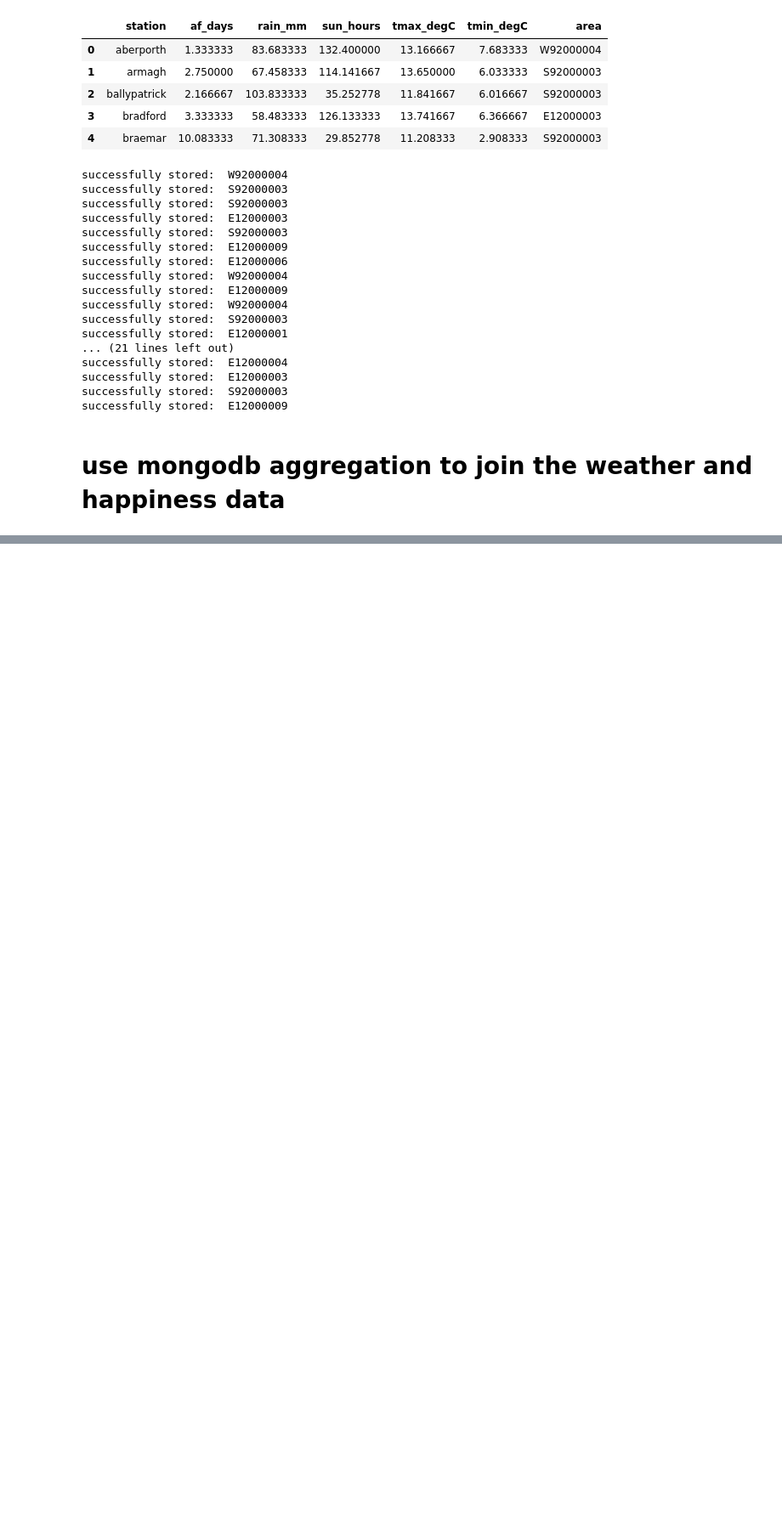
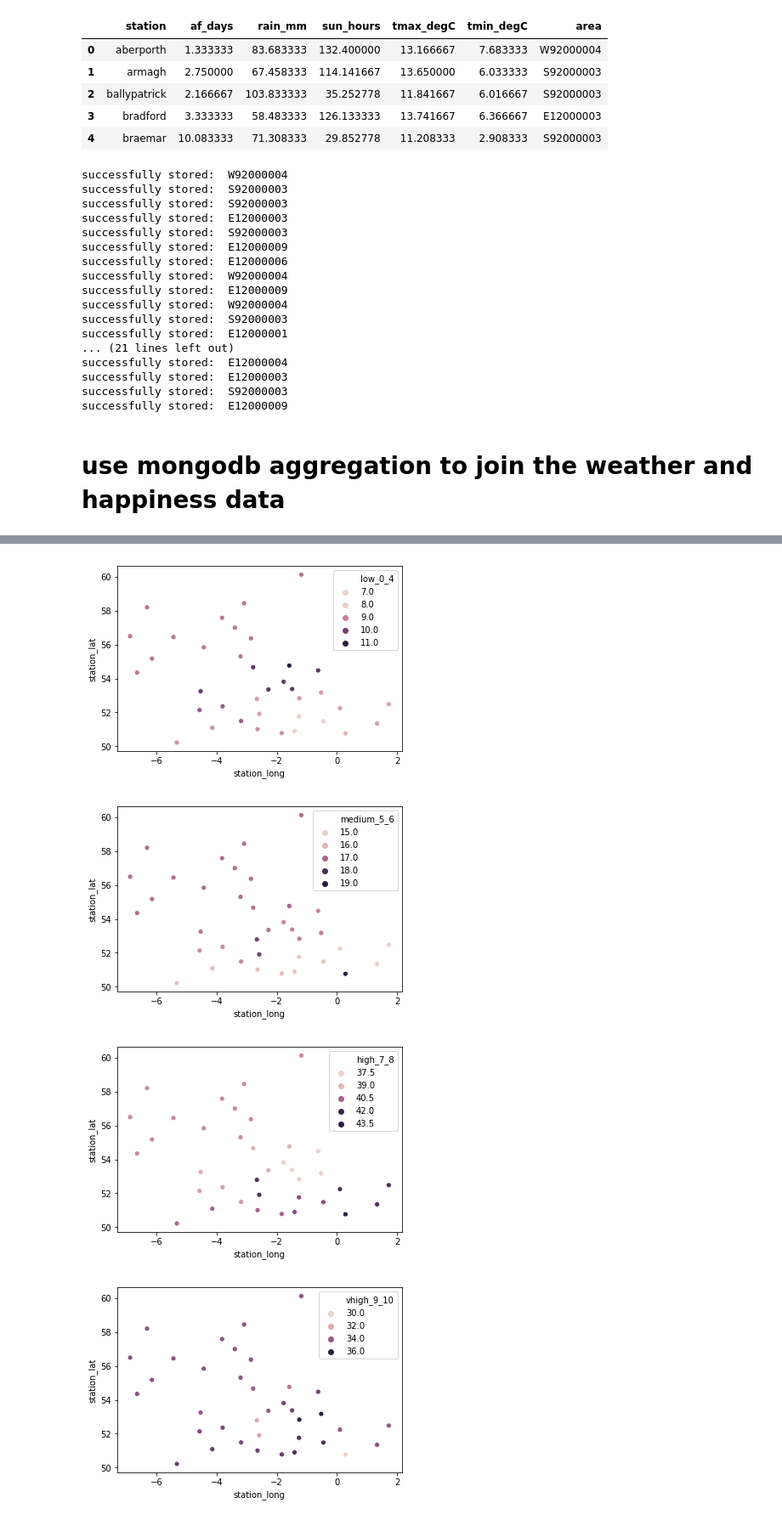
Before and after one commit to mukeswebrian/Analysing-the-impact-of-weather-on-self-reported-happiness, a Jupyter notebook: join_happiness_and_weather_data.ipynb, the cells around one changed output, grey strips where cells are left out. Shown at 85% size. Drawn from its saved outputs; the diff is of its cells as text; code cells hidden in the pictures; blank space fills up the shorter version.

```diff
--- a/join_happiness_and_weather_data.ipynb
+++ b/join_happiness_and_weather_data.ipynb
@@ -422,0 +414,16 @@ sns.pairplot(joined[to_plot])
+# %%
+def plot_spatial(feature):
+    fig, ax = plt.subplots()
+    sns.scatterplot(data=joined, x="station_long", y="station_lat", hue=feature, ax=ax)
+    fig.savefig("spatial_"+feature+".png")
+
+to_plot = ["low_0_4","medium_5_6", "high_7_8","vhigh_9_10", "avg_rating",
+           "af_days", "rain_mm", "sun_hours" , "tmax_degC","tmin_degC"]
+
+for feature in to_plot:
+    plot_spatial(feature)
+# %% [output]
+[figure, added]
+[figure, added]
+[figure, added]
+[figure, added]
```
Also changed, not shown: parts of 15 cells of this notebook, 14 other files.
